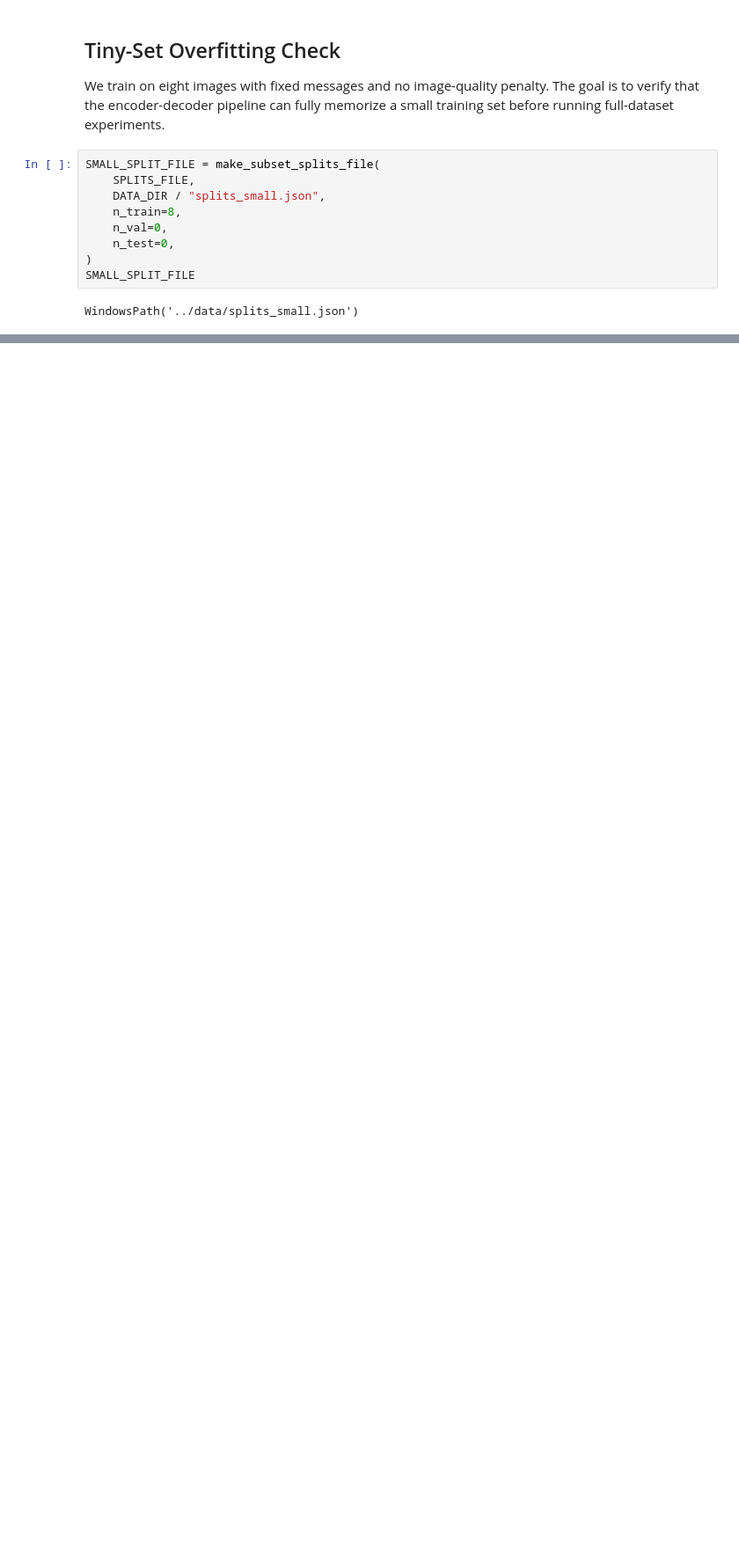
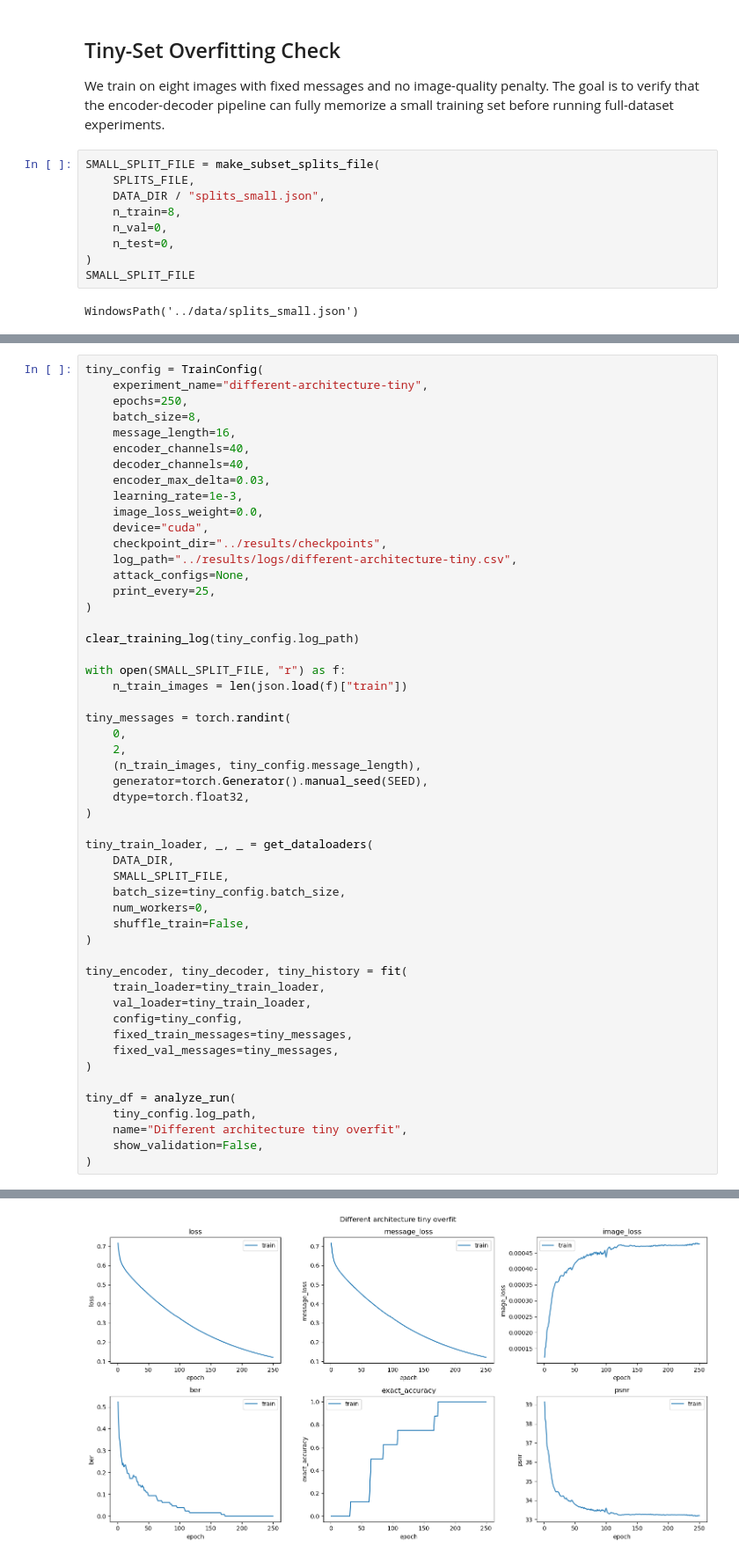
Before and after one commit to DavidT01/DeepImageWatermarking, a Jupyter notebook: notebooks/02_training.ipynb, the cells around one changed output, grey strips where cells are left out. Shown at 88% size. Cells and saved outputs as stored; diff of their text form; blank space fills up the shorter version.

Commit message:
Record compact architecture training results

```diff
--- a/notebooks/02_training.ipynb
+++ b/notebooks/02_training.ipynb
@@ -235,0 +174,53 @@ PSNR is intentionally poor because `image_loss_weight=0` in this diagnostic expe
+# %%
+tiny_config = TrainConfig(
+    experiment_name="different-architecture-tiny",
+    epochs=250,
+    batch_size=8,
+    message_length=16,
+    encoder_channels=40,
+    decoder_channels=40,
+    encoder_max_delta=0.03,
+    learning_rate=1e-3,
+    image_loss_weight=0.0,
+    device="cuda",
+    checkpoint_dir="../results/checkpoints",
+    log_path="../results/logs/different-architecture-tiny.csv",
+    attack_configs=None,
+    print_every=25,
+)
+
+clear_training_log(tiny_config.log_path)
+
+with open(SMALL_SPLIT_FILE, "r") as f:
+    n_train_images = len(json.load(f)["train"])
+
+tiny_messages = torch.randint(
+    0,
+    2,
+    (n_train_images, tiny_config.message_length),
+    generator=torch.Generator().manual_seed(SEED),
+    dtype=torch.float32,
+)
+
+tiny_train_loader, _, _ = get_dataloaders(
+    DATA_DIR,
+    SMALL_SPLIT_FILE,
+    batch_size=tiny_config.batch_size,
+    num_workers=0,
+    shuffle_train=False,
+)
+
+tiny_encoder, tiny_decoder, tiny_history = fit(
+    train_loader=tiny_train_loader,
+    val_loader=tiny_train_loader,
+    config=tiny_config,
+    fixed_train_messages=tiny_messages,
+    fixed_val_messages=tiny_messages,
+)
+
+tiny_df = analyze_run(
+    tiny_config.log_path,
+    name="Different architecture tiny overfit",
+    show_validation=False,
+)
+# %% [output]
@@ -235,0 +246 @@ PSNR is intentionally poor because `image_loss_weight=0` in this diagnostic expe
+[figure, added]
```
Also changed, not shown: parts of 9 cells of this notebook.
